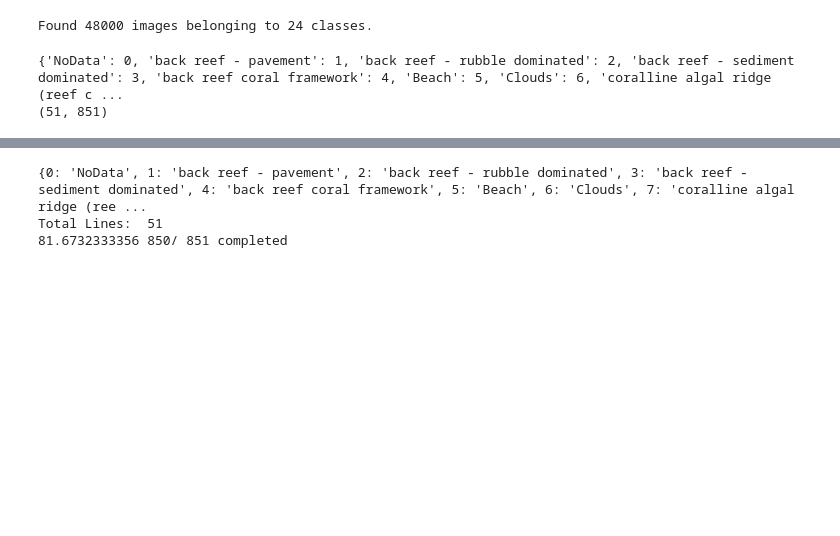
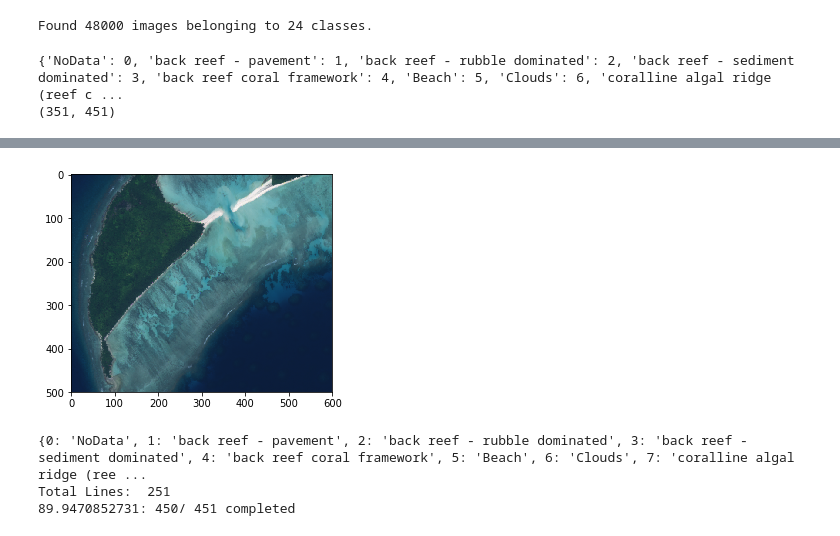
Before and after one commit to NASA-NeMO-Net/NeMO-Net, a Jupyter notebook: CNN/Keras_AlexNetHyperOpt_FullVisualization.ipynb, the cells around one changed output, grey strips where cells are left out. Saved outputs shown, nothing was run; the diff lists cells and outputs as text; code cells hidden in the pictures; blank space fills up the shorter version.

Commit message:
Rm122 Visualization update

```diff
--- a/CNN/Keras_AlexNetHyperOpt_FullVisualization.ipynb
+++ b/CNN/Keras_AlexNetHyperOpt_FullVisualization.ipynb
@@ -102,10 +102,10 @@ train_generator = datagen.flow_from_NeMOdirectory(output_trainpath,
 # %% [output]
 Found 48000 images belonging to 24 classes.
 # %%
-xstart = 500
-xlen = 1000
-ystart = 400
-ylen = 200
+xstart = 600
+xlen = 600
+ystart = 600
+ylen = 500
 
 PerosBanhos.testimage = PerosBanhos.image[ystart:ystart+ylen,xstart:xstart+xlen,:]
 crop_len = int(np.floor(x/2))
@@ -114,7 +114,10 @@ if x%2 == 0:
 else:
     Testtruth = PerosBanhos.truthimage[ystart+crop_len:ystart+ylen-crop_len,xstart+crop_len:xstart+xlen-crop_len]
 print(train_generator.class_indices)
-Perostest_RGB = np.rollaxis(np.asarray([1/1016*PerosBanhos.testimage[:,:,4], 1/1543*PerosBanhos.testimage[:,:,2], 1/945*PerosBanhos.testimage[:,:,1]]),0,3)
+max_R = np.max(PerosBanhos.testimage[:,:,4])
+max_G = np.max(PerosBanhos.testimage[:,:,2])
+max_B = np.max(PerosBanhos.testimage[:,:,1])
+Perostest_RGB = np.rollaxis(np.asarray([1/max_R*PerosBanhos.testimage[:,:,4], 1/max_G*PerosBanhos.testimage[:,:,2], 1/max_B*PerosBanhos.testimage[:,:,1]]),0,3)
 print(Testtruth.shape)
 
 plt.figure(1)
@@ -122,4 +125,4 @@ plt.imshow(Perostest_RGB)
 plt.show()
 # %% [output]
 {'NoData': 0, 'back reef - pavement': 1, 'back reef - rubble dominated': 2, 'back reef - sediment dominated': 3, 'back reef coral framework': 4, 'Beach': 5, 'Clouds': 6, 'coralline algal ridge (reef c ...
-(51, 851)
+(351, 451)
@@ -128,3 +129,4 @@ plt.show()
+[figure, added]
 # %%
 class_indices_rev = dict((v,k) for k,v in train_generator.class_indices.items()) #flip k,v
 print(class_indices_rev)
@@ -140,8 +142,8 @@ accuracy = 100*np.asarray((whole_predict == Testtruth)).astype(np.float32).sum()
 print(accuracy)
 # %% [output]
 {0: 'NoData', 1: 'back reef - pavement', 2: 'back reef - rubble dominated', 3: 'back reef - sediment dominated', 4: 'back reef coral framework', 5: 'Beach', 6: 'Clouds', 7: 'coralline algal ridge (ree ...
-Total Lines:  51
-81.6732333356 850/ 851 completed
+Total Lines:  251
+89.9470852731: 450/ 451 completed
 # %%
 # Colors:
 # NoData: xkcd:black
```
Also changed, not shown: parts of 4 cells of this notebook, 2 other files.
